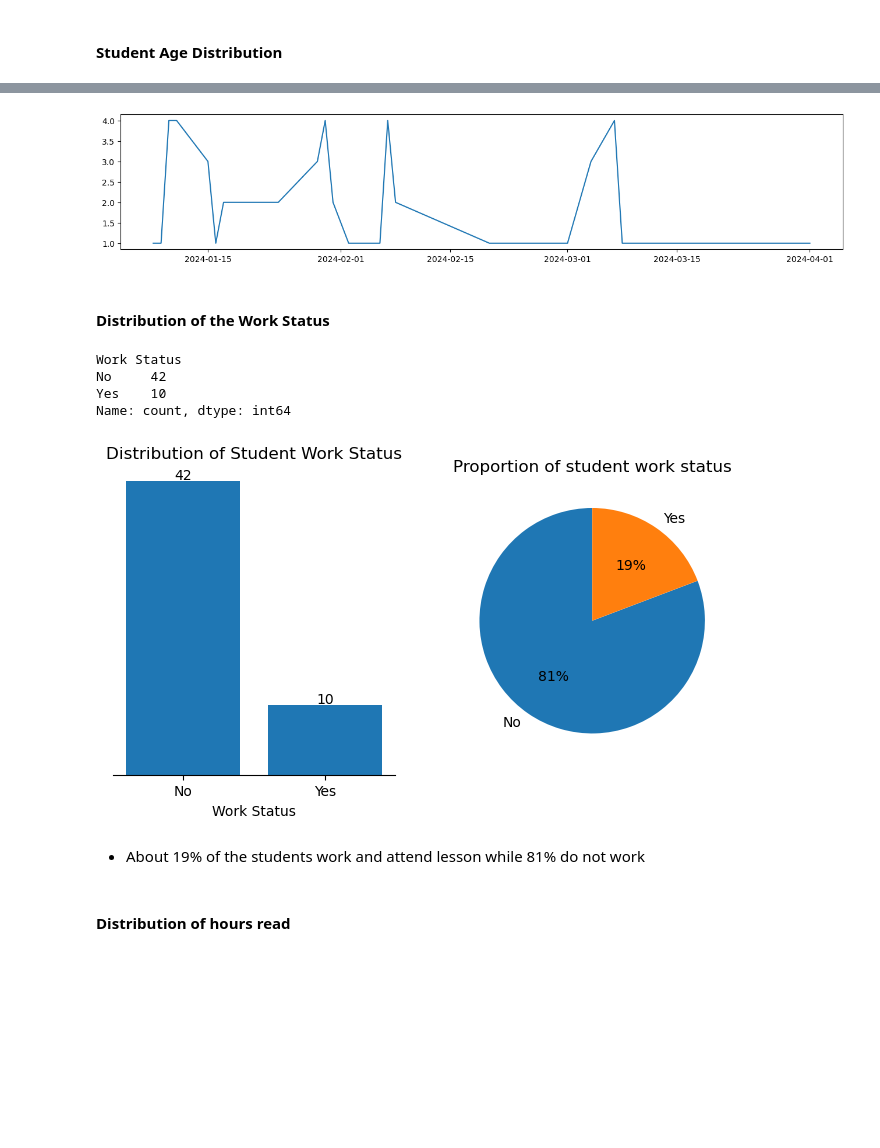
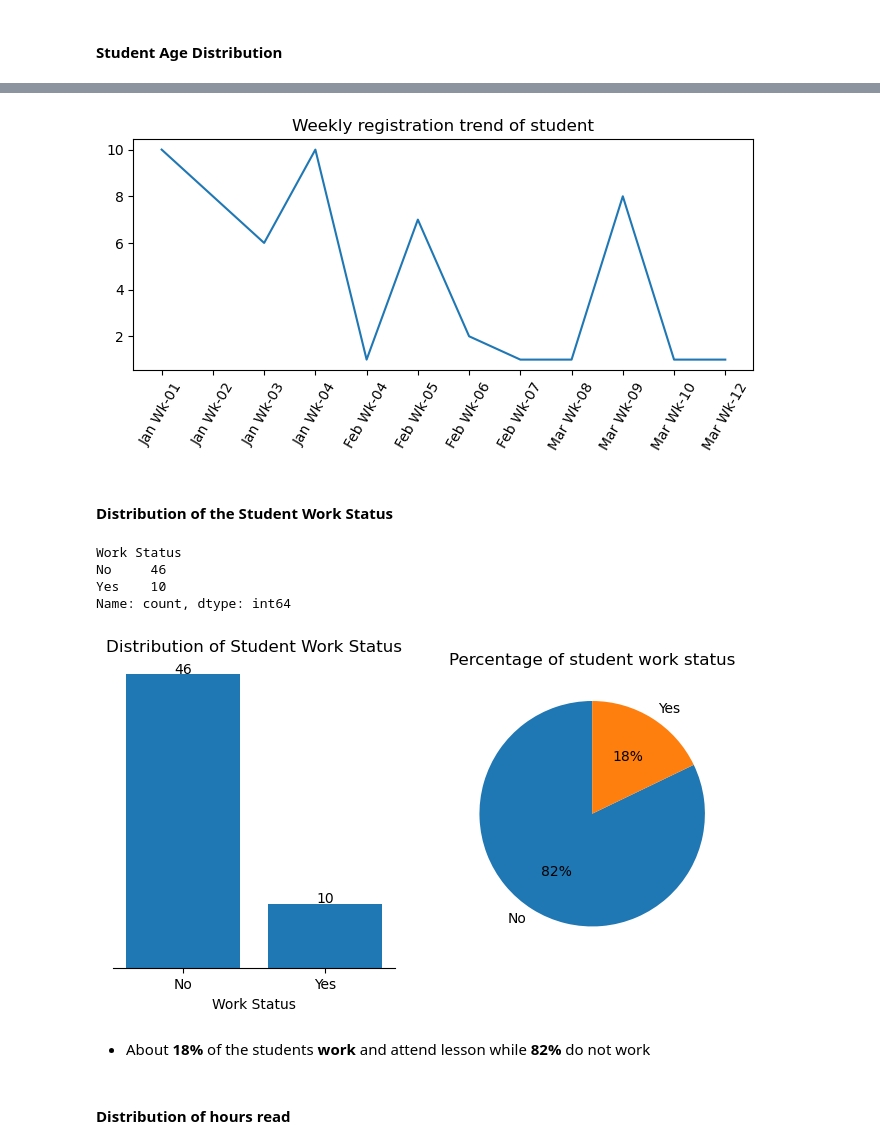
Before and after one commit to valezenwanne/Performance_of_UltraBrain_Students_in_2024_JAMB_Exam, a Jupyter notebook: Performance of Ultra-Brain Student in 2024 JAMB.ipynb, the cells around one changed output, grey strips where cells are left out. Drawn from its saved outputs; the diff is of its cells as text; code cells hidden in the pictures; blank space fills up the shorter version.

```diff
--- a/Performance of Ultra-Brain Student in 2024 JAMB.ipynb
+++ b/Performance of Ultra-Brain Student in 2024 JAMB.ipynb
@@ -207,6 +186,3 @@ dtype: object
-# %%
-#deleting unnecessary column 'S/N'
-df.drop('S/N', axis=1, inplace=True)
 # %% [markdown]
 ### Feature Engineering
 # %%
@@ -245,8 +210,8 @@ df['Lesson Duration (Months)'] = df['Month Stopped']-df['Month Registered']
 #Create total lesson fee payed by each student for the lesson duration
 df['Total Lesson Fee'] = df['Lesson Fee']*df['Lesson Duration (Months)']
 # %%
-#create week registered
-df['Week Registered'] = df['Date Registered'].dt.week
+#create week number the student registered
+df['Week Registered'] = df['Date Registered'].dt.strftime('%U')
 # %% [markdown]
 ## Data Exploration
 # %% [markdown]
@@ -458,4 +445,4 @@ plt.show()
 # %%
-reg = df.groupby(['Date Registered'], as_index=False).agg(total_no=('Student Name', 'count'))
+reg = df.groupby(['Month Registered','Month Name','Week Registered'], as_index=False).agg(total_no=('Student ID', 'count'))
 reg.head()
 # %% [output]
@@ -467,0 +455,3 @@ reg.head()
+# %%
+#create a new column which merges month and week
+reg['Month-Week'] = reg['Month Name'].str[0:3]+' Wk-'+ reg['Week Registered']
@@ -468,22 +468,29 @@ reg.head()
 # %%
 #plot a linechart of the timeline
-fig, ax = plt.subplots(figsize=[16,3])
-ax.plot(reg['Date Registered'], reg['total_no'])
+fig, ax = plt.subplots(figsize=[8,3])
+ax.plot(reg['Month-Week'], reg['total_no'])
+
+#add title
+ax.set_title('Weekly registration trend of student')
+ax.xaxis.set_tick_params(rotation=60)
+
 
 plt.show()
 # %% [output]
-[figure, old version]
+[figure, new version]
 # %% [markdown]
-#### Distribution of the Work Status
+#### Distribution of the Student Work Status
 # %%
 #distribution of the work status
 df['Work Status'].value_counts()
 # %% [output]
 Work Status
-No     42
+No     46
 Yes    10
 Name: count, dtype: int64
 # %%
+#plotting a barchart and pie-chart of the distribution of the work status of the students
+
 fig, ax = plt.subplots(1, 2, figsize=[8,4])
 ax[0].bar(x=df['Work Status'].value_counts().index, height=df['Work Status'].value_counts().values)
 
@@ -502,13 +509,13 @@ for index, values in enumerate(df['Work Status'].value_counts()):
 #plot 2
 ax[1].pie(df['Work Status'].value_counts().values, labels=df['Work Status'].value_counts().index, autopct="%.0f%%", startangle=90)
 
-ax[1].set_title('Proportion of student work status')
+ax[1].set_title('Percentage of student work status')
 
 plt.show()
 # %% [output]
-[figure, old version]
+[figure, new version]
 # %% [markdown]
-- About 19% of the students work and attend lesson while 81% do not work
+- About **18%** of the students **work** and attend lesson while **82%** do not work
 # %% [markdown]
 #### Distribution of hours read
 # %%
```
Also changed, not shown: parts of 32 cells of this notebook.
